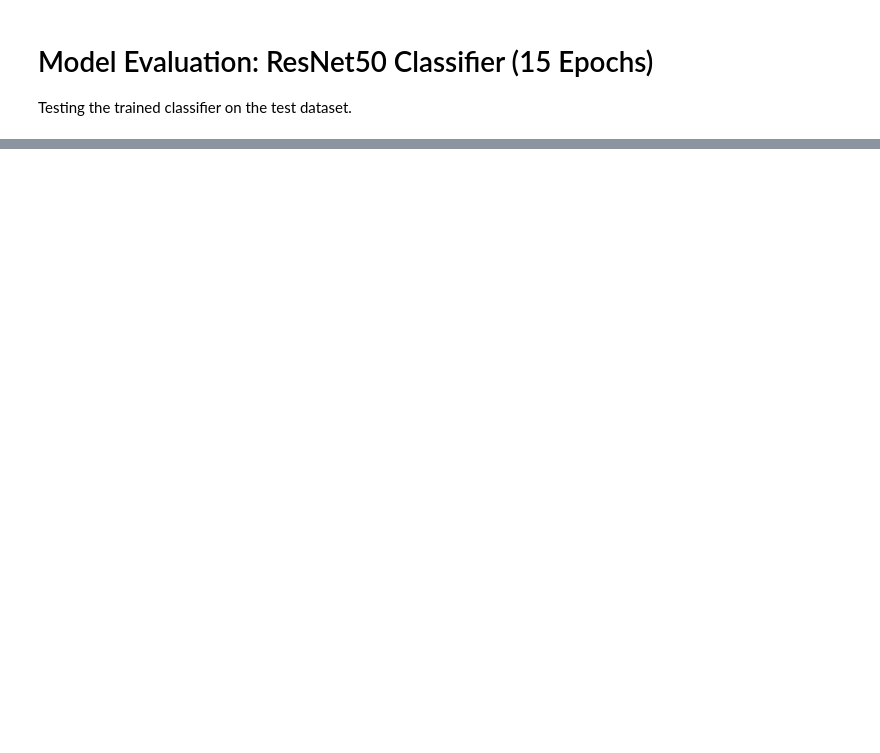
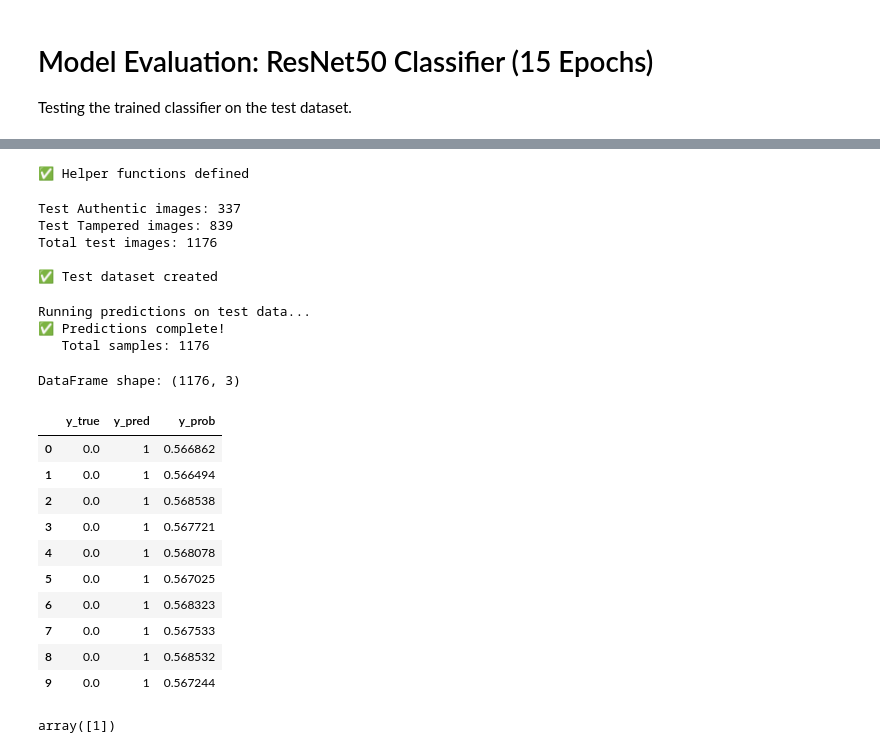
Before and after one commit to alintm4/document_tamper_detection, a Jupyter notebook: ml-app/model-test-results.ipynb, the cells around one changed output, grey strips where cells are left out. Cells and saved outputs as stored; diff of their text form; code cells hidden in the pictures; blank space fills up the shorter version.

```diff
--- a/ml-app/model-test-results.ipynb
+++ b/ml-app/model-test-results.ipynb
@@ -116,5 +140,4 @@ TypeError: Could not deserialize class 'Functional' because its parent module ke
 # %%
-# Helper functions to load images
 def load_single_image(path, size):
     """Load and preprocess a single image using PIL for TIFF compatibility."""
     with Image.open(path) as img:
@@ -153,9 +176,10 @@ def build_classifier_dataset(data, batch_size, training=False):
     dataset = dataset.prefetch(tf.data.AUTOTUNE)
     return dataset
 
-print("✅ Helper functions defined")
+print("Helper functions defined")
+# %% [output]
+✅ Helper functions defined
 # %%
-# Load test data paths
 valid_exts = ['.tif', '.jpg', '.png', '.jpeg', '.bmp']
 
 test_au = [str(f) for f in (BASE_PATH / 'test' / 'Au').glob('*') if f.suffix.lower() in valid_exts]
@@ -165,14 +189,17 @@ print(f"Test Authentic images: {len(test_au)}")
 print(f"Test Tampered images: {len(test_tp)}")
 print(f"Total test images: {len(test_au) + len(test_tp)}")
 
-# Create labeled test data: 0 = Authentic, 1 = Tampered
 test_data = [(p, 0) for p in test_au] + [(p, 1) for p in test_tp]
 
-# Build test dataset
 test_ds = build_classifier_dataset(test_data, BATCH_SIZE, training=False)
-print(f"\n✅ Test dataset created")
+print(f"\nTest dataset created")
+# %% [output]
+Test Authentic images: 337
+Test Tampered images: 839
+Total test images: 1176
+
+✅ Test dataset created
 # %%
-# Run predictions on test dataset
 print("Running predictions on test data...")
 y_true = []
 y_pred = []
@@ -188,8 +215,40 @@ y_true = np.array(y_true)
 y_pred = np.array(y_pred)
 y_prob = np.array(y_prob)
 
-print(f"✅ Predictions complete!")
+print(f"Predictions complete!")
 print(f"   Total samples: {len(y_true)}")
+# %% [output]
+Running predictions on test data...
+✅ Predictions complete!
+   Total samples: 1176
+# %%
+import pandas as pd
+
+df = pd.DataFrame({
+    'y_true': y_true,
+    'y_pred': y_pred,
+    'y_prob': y_prob
+})
+
+print(f"DataFrame shape: {df.shape}")
+df.head(10)
+# %% [output]
+DataFrame shape: (1176, 3)
+|  | y_true | y_pred | y_prob |
+| 0 | 0.0 | 1 | 0.566862 |
+| 1 | 0.0 | 1 | 0.566494 |
+| 2 | 0.0 | 1 | 0.568538 |
+| 3 | 0.0 | 1 | 0.567721 |
+| 4 | 0.0 | 1 | 0.568078 |
+| 5 | 0.0 | 1 | 0.567025 |
+| 6 | 0.0 | 1 | 0.568323 |
+| 7 | 0.0 | 1 | 0.567533 |
+| 8 | 0.0 | 1 | 0.568532 |
+| 9 | 0.0 | 1 | 0.567244 |
+# %%
+df['y_pred'].unique()
+# %% [output]
+array([1])
 # %%
 # Confusion Matrix
 cm = confusion_matrix(y_true, y_pred)
```
Also changed, not shown: parts of 5 cells of this notebook, 1 other file.
